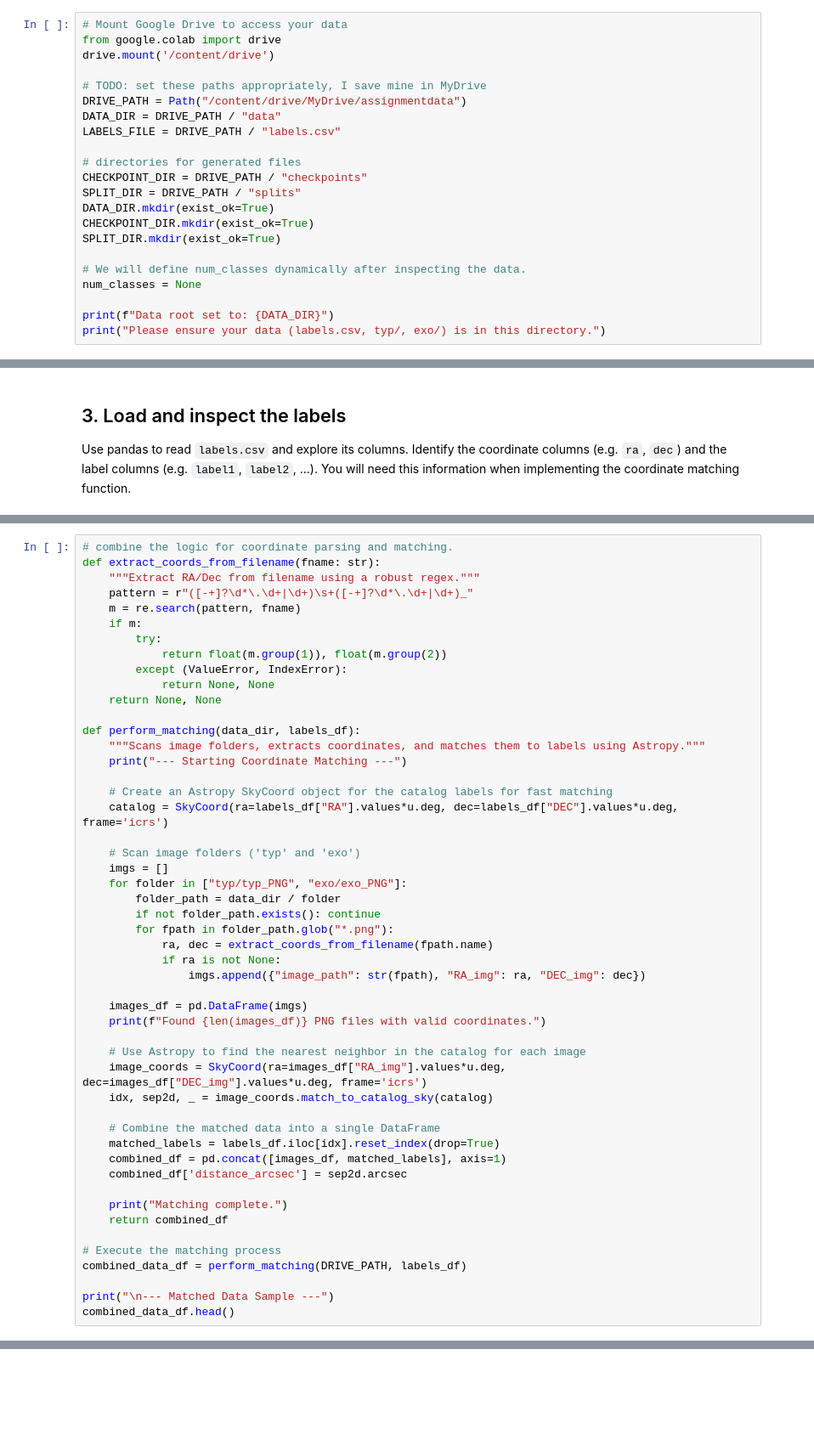
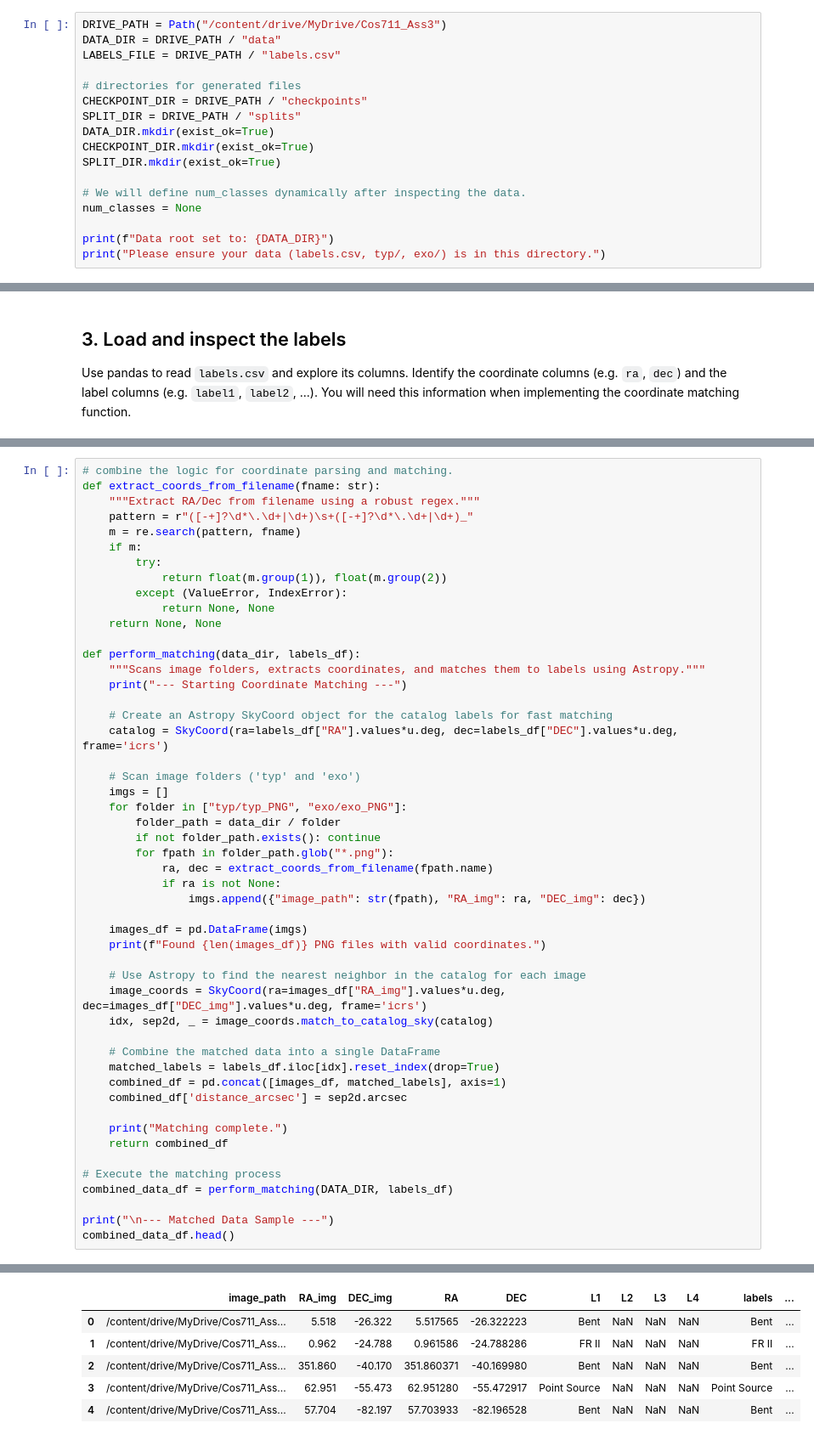
Before and after one commit to Kamohelo99/C0S711_Assignment_3, a Jupyter notebook: supervised_Only_on_human_labeled_data.ipynb, the cells around one changed output, grey strips where cells are left out. Shown: that part at 85% size. Drawn from its saved outputs; the diff is of its cells as text; blank space fills up the shorter version.

Commit message:
File: update file paths and final implementation

```diff
--- a/supervised_Only_on_human_labeled_data.ipynb
+++ b/supervised_Only_on_human_labeled_data.ipynb
@@ -52,10 +60,5 @@ Specify the locations of your extracted data and labels.  Update these variables
 # %%
-# Mount Google Drive to access your data
-from google.colab import drive
-drive.mount('/content/drive')
-
-# TODO: set these paths appropriately, I save mine in MyDrive
-DRIVE_PATH = Path("/content/drive/MyDrive/assignmentdata")
+DRIVE_PATH = Path("/content/drive/MyDrive/Cos711_Ass3")
 DATA_DIR = DRIVE_PATH / "data"
 LABELS_FILE = DRIVE_PATH / "labels.csv"
 
@@ -135,7 +149,8 @@ def perform_matching(data_dir, labels_df):
     return combined_df
 
 # Execute the matching process
-combined_data_df = perform_matching(DRIVE_PATH, labels_df)
+combined_data_df = perform_matching(DATA_DIR, labels_df)
 
 print("\n--- Matched Data Sample ---")
 combined_data_df.head()
+# %% [output]
@@ -142,3 +162,9 @@ combined_data_df.head()
+|  | image_path | RA_img | DEC_img | RA | DEC | L1 | L2 | L3 | L4 | labels | ... |
+| 0 | /content/drive/MyDrive/Cos711_Ass... | 5.518 | -26.322 | 5.517565 | -26.322223 | Bent | NaN | NaN | NaN | Bent | ... |
+| 1 | /content/drive/MyDrive/Cos711_Ass... | 0.962 | -24.788 | 0.961586 | -24.788286 | FR II | NaN | NaN | NaN | FR II | ... |
+| 2 | /content/drive/MyDrive/Cos711_Ass... | 351.860 | -40.170 | 351.860371 | -40.169980 | Bent | NaN | NaN | NaN | Bent | ... |
+| 3 | /content/drive/MyDrive/Cos711_Ass... | 62.951 | -55.473 | 62.951280 | -55.472917 | Point Source | NaN | NaN | NaN | Point Source | ... |
+| 4 | /content/drive/MyDrive/Cos711_Ass... | 57.704 | -82.197 | 57.703933 | -82.196528 | Bent | NaN | NaN | NaN | Bent | ... |
 # %% [markdown]
 ## 5. Create the dataset and dataloaders
 
```
Also changed, not shown: parts of 17 cells of this notebook.
